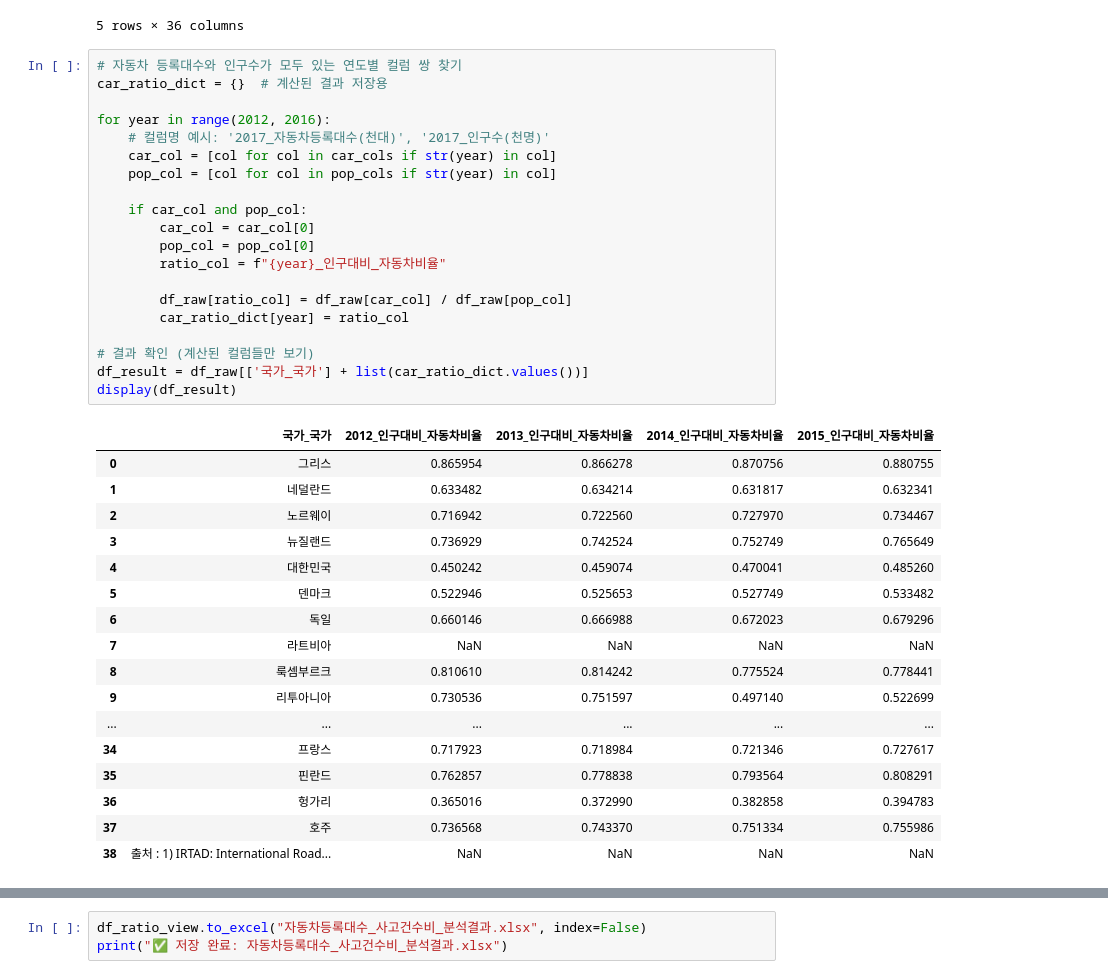
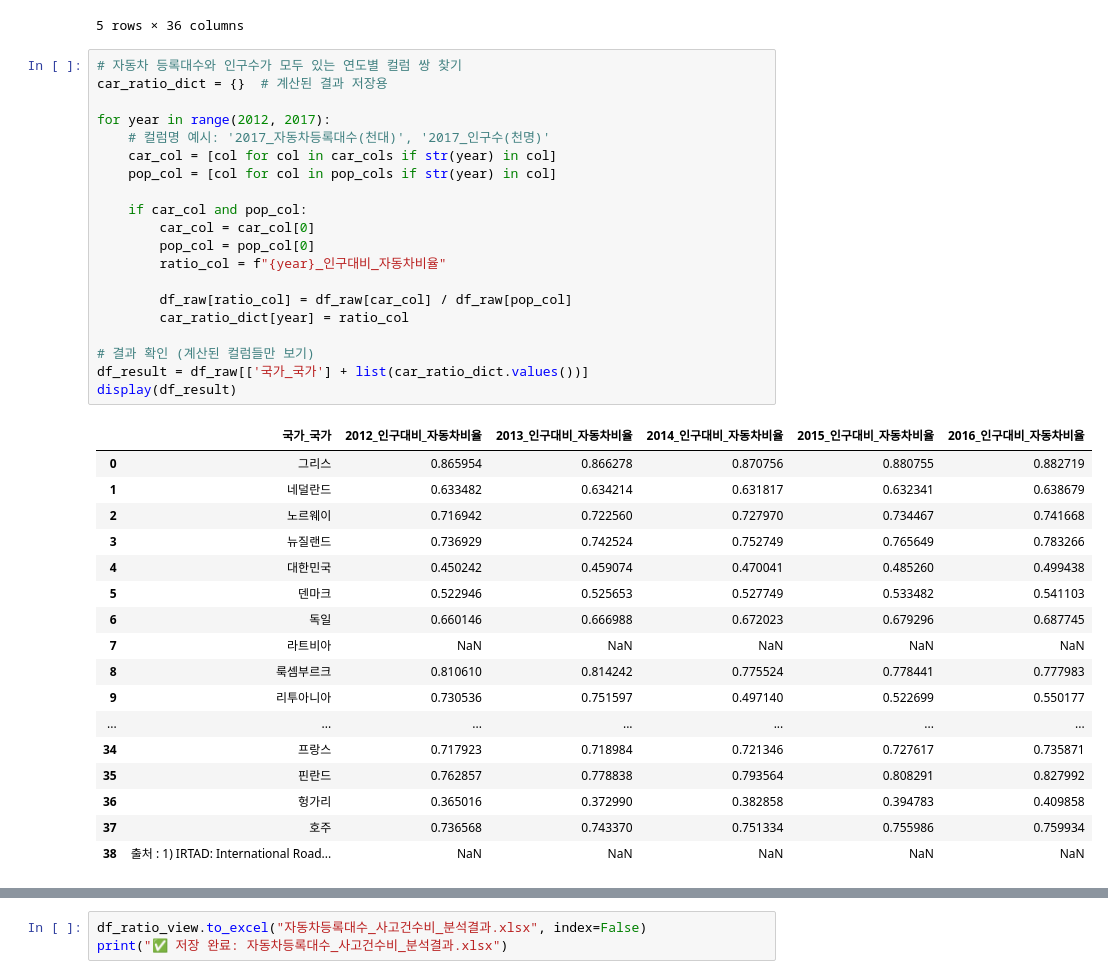
Before and after one commit to Eunhasuiin/LikeLion_Mid_team_14, a Jupyter notebook: members/이효린/notebooks/12-16년OECD EDA.ipynb, the cells around one changed output, grey strips where cells are left out. Saved outputs shown, nothing was run; the diff lists cells and outputs as text.

```diff
--- a/members/이효린/notebooks/12-16년OECD EDA.ipynb
+++ b/members/이효린/notebooks/12-16년OECD EDA.ipynb
@@ -66,41 +66,41 @@ display(df_raw.head())
 # %%
 # 자동차 등록대수와 인구수가 모두 있는 연도별 컬럼 쌍 찾기
 car_ratio_dict = {}  # 계산된 결과 저장용
 
-for year in range(2012, 2016):
+for year in range(2012, 2017):
     # 컬럼명 예시: '2017_자동차등록대수(천대)', '2017_인구수(천명)'
     car_col = [col for col in car_cols if str(year) in col]
     pop_col = [col for col in pop_cols if str(year) in col]
 
     if car_col and pop_col:
         car_col = car_col[0]
         pop_col = pop_col[0]
         ratio_col = f"{year}_인구대비_자동차비율"
 
         df_raw[ratio_col] = df_raw[car_col] / df_raw[pop_col]
         car_ratio_dict[year] = ratio_col
 
 # 결과 확인 (계산된 컬럼들만 보기)
 df_result = df_raw[['국가_국가'] + list(car_ratio_dict.values())]
 display(df_result)
 # %% [output]
-|  | 국가_국가 | 2012_인구대비_자동차비율 | 2013_인구대비_자동차비율 | 2014_인구대비_자동차비율 | 2015_인구대비_자동차비율 |
-| 0 | 그리스 | 0.865954 | 0.866278 | 0.870756 | 0.880755 |
-| 1 | 네덜란드 | 0.633482 | 0.634214 | 0.631817 | 0.632341 |
-| 2 | 노르웨이 | 0.716942 | 0.722560 | 0.727970 | 0.734467 |
-| 3 | 뉴질랜드 | 0.736929 | 0.742524 | 0.752749 | 0.765649 |
-| 4 | 대한민국 | 0.450242 | 0.459074 | 0.470041 | 0.485260 |
-| 5 | 덴마크 | 0.522946 | 0.525653 | 0.527749 | 0.533482 |
-| 6 | 독일 | 0.660146 | 0.666988 | 0.672023 | 0.679296 |
-| 7 | 라트비아 | NaN | NaN | NaN | NaN |
-| 8 | 룩셈부르크 | 0.810610 | 0.814242 | 0.775524 | 0.778441 |
-| 9 | 리투아니아 | 0.730536 | 0.751597 | 0.497140 | 0.522699 |
-| ... | ... | ... | ... | ... | ... |
-| 34 | 프랑스 | 0.717923 | 0.718984 | 0.721346 | 0.727617 |
-| 35 | 핀란드 | 0.762857 | 0.778838 | 0.793564 | 0.808291 |
-| 36 | 헝가리 | 0.365016 | 0.372990 | 0.382858 | 0.394783 |
-| 37 | 호주 | 0.736568 | 0.743370 | 0.751334 | 0.755986 |
-| 38 | 출처 : 1) IRTAD: International Road... | NaN | NaN | NaN | NaN |
+|  | 국가_국가 | 2012_인구대비_자동차비율 | 2013_인구대비_자동차비율 | 2014_인구대비_자동차비율 | 2015_인구대비_자동차비율 | 2016_인구대비_자동차비율 |
+| 0 | 그리스 | 0.865954 | 0.866278 | 0.870756 | 0.880755 | 0.882719 |
+| 1 | 네덜란드 | 0.633482 | 0.634214 | 0.631817 | 0.632341 | 0.638679 |
+| 2 | 노르웨이 | 0.716942 | 0.722560 | 0.727970 | 0.734467 | 0.741668 |
+| 3 | 뉴질랜드 | 0.736929 | 0.742524 | 0.752749 | 0.765649 | 0.783266 |
+| 4 | 대한민국 | 0.450242 | 0.459074 | 0.470041 | 0.485260 | 0.499438 |
+| 5 | 덴마크 | 0.522946 | 0.525653 | 0.527749 | 0.533482 | 0.541103 |
+| 6 | 독일 | 0.660146 | 0.666988 | 0.672023 | 0.679296 | 0.687745 |
+| 7 | 라트비아 | NaN | NaN | NaN | NaN | NaN |
+| 8 | 룩셈부르크 | 0.810610 | 0.814242 | 0.775524 | 0.778441 | 0.777983 |
+| 9 | 리투아니아 | 0.730536 | 0.751597 | 0.497140 | 0.522699 | 0.550177 |
+| ... | ... | ... | ... | ... | ... | ... |
+| 34 | 프랑스 | 0.717923 | 0.718984 | 0.721346 | 0.727617 | 0.735871 |
+| 35 | 핀란드 | 0.762857 | 0.778838 | 0.793564 | 0.808291 | 0.827992 |
+| 36 | 헝가리 | 0.365016 | 0.372990 | 0.382858 | 0.394783 | 0.409858 |
+| 37 | 호주 | 0.736568 | 0.743370 | 0.751334 | 0.755986 | 0.759934 |
+| 38 | 출처 : 1) IRTAD: International Road... | NaN | NaN | NaN | NaN | NaN |
 # %%
 import pandas as pd
 
```
Also changed, not shown: parts of 2 cells of this notebook, 1 other file.
